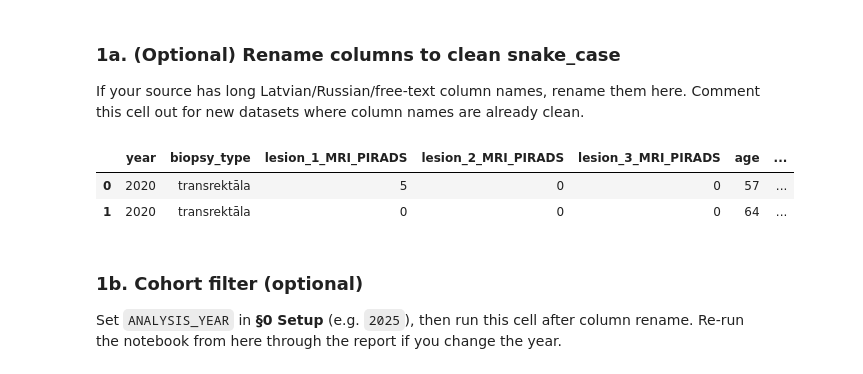
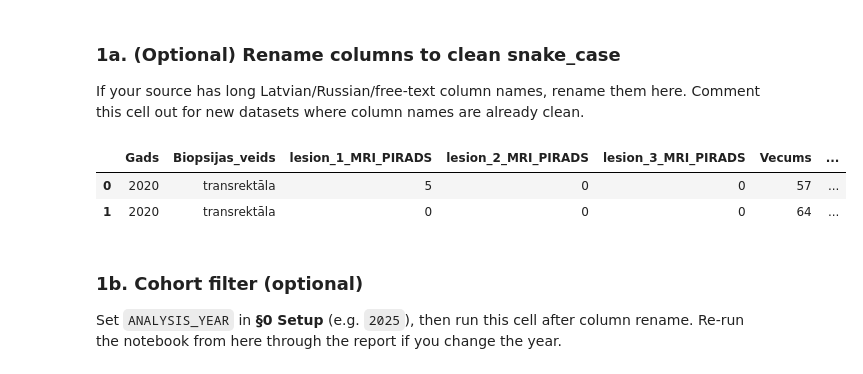
Before and after one commit to DrAndrushka/RPE_petijums, a Jupyter notebook: v2_RPE_notebook.ipynb, the cells around one changed output. Cells and saved outputs as stored; diff of their text form; code cells hidden in the pictures.

```diff
--- a/v2_RPE_notebook.ipynb
+++ b/v2_RPE_notebook.ipynb
@@ -77,29 +78,29 @@ If your source has long Latvian/Russian/free-text column names, rename them here
 Comment this cell out for new datasets where column names are already clean.
 # %%
 # Example for RPE study — edit/remove for other datasets:
-# df_raw.columns = ['year', 'pk', 'age', 'preop_PSA', 'lesion_1_MRI_PIRADS', ...]
+# df_raw.columns = ['Gads', 'pk', 'Vecums', 'Pirmsoperācijas_PSA', 'lesion_1_MRI_PIRADS', ...]
 # df_raw.columns = [c.strip() for c in df_raw.columns]
 
-df_raw.columns = ['year', 'pk', 'age', 'preop_PSA',
+df_raw.columns = ['Gads', 'pk', 'Vecums', 'Pirmsoperācijas_PSA',
        'lesion_1_MRI_PIRADS', 'lesion_2_MRI_PIRADS', 'lesion_3_MRI_PIRADS',
-       'preop_TNM_MDK',
-       'risk_group', 'biopsy_gleason_grade',
-       'biopsy_type', 'RPE_grade',
-       'biopsy_to_RPE_days', 'prostate_volume', 'upgrade',
-       'upstage', 'downgrade', 'RPE_TNM', 'PSA_density', 'resection_lines_pos']
+       'Pirmsoperācijas_TNM_MDK',
+       'EAU_riska_grupa', 'Gleason_grade_pēc_biopsijas',
+       'Biopsijas_veids', 'Gleason_grade_pēc_RPE',
+       'no_biopsijas_līdz_RPE_dienas', 'Priekšdziedzera_tilpums', 'upgrade',
+       'upstage', 'downgrade', 'RPE_TNM', 'PSA_blīvums', 'Pozitīvas_rezekcijas_līnijas']
 
 df = df_raw.reindex([
-    'year', 'biopsy_type',
+    'Gads', 'Biopsijas_veids',
     'lesion_1_MRI_PIRADS', 'lesion_2_MRI_PIRADS', 'lesion_3_MRI_PIRADS',
-    'age', 'preop_PSA', 'preop_TNM_MDK',
-    'risk_group', 'biopsy_gleason_grade',
-    'RPE_grade',
-    'biopsy_to_RPE_days', 'prostate_volume', 'upgrade',
-    'upstage', 'downgrade', 'RPE_TNM', 'PSA_density', 'resection_lines_pos', 'pk'], axis=1)
+    'Vecums', 'Pirmsoperācijas_PSA', 'Pirmsoperācijas_TNM_MDK',
+    'EAU_riska_grupa', 'Gleason_grade_pēc_biopsijas',
+    'Gleason_grade_pēc_RPE',
+    'no_biopsijas_līdz_RPE_dienas', 'Priekšdziedzera_tilpums', 'upgrade',
+    'upstage', 'downgrade', 'RPE_TNM', 'PSA_blīvums', 'Pozitīvas_rezekcijas_līnijas', 'pk'], axis=1)
 
 df.head(2)
 # %% [output]
-|  | year | biopsy_type | lesion_1_MRI_PIRADS | lesion_2_MRI_PIRADS | lesion_3_MRI_PIRADS | age | ... |
+|  | Gads | Biopsijas_veids | lesion_1_MRI_PIRADS | lesion_2_MRI_PIRADS | lesion_3_MRI_PIRADS | Vecums | ... |
 | 0 | 2020 | transrektāla | 5 | 0 | 0 | 57 | ... |
 | 1 | 2020 | transrektāla | 0 | 0 | 0 | 64 | ... |
 # %% [markdown]
```
Also changed, not shown: parts of 24 cells of this notebook.
